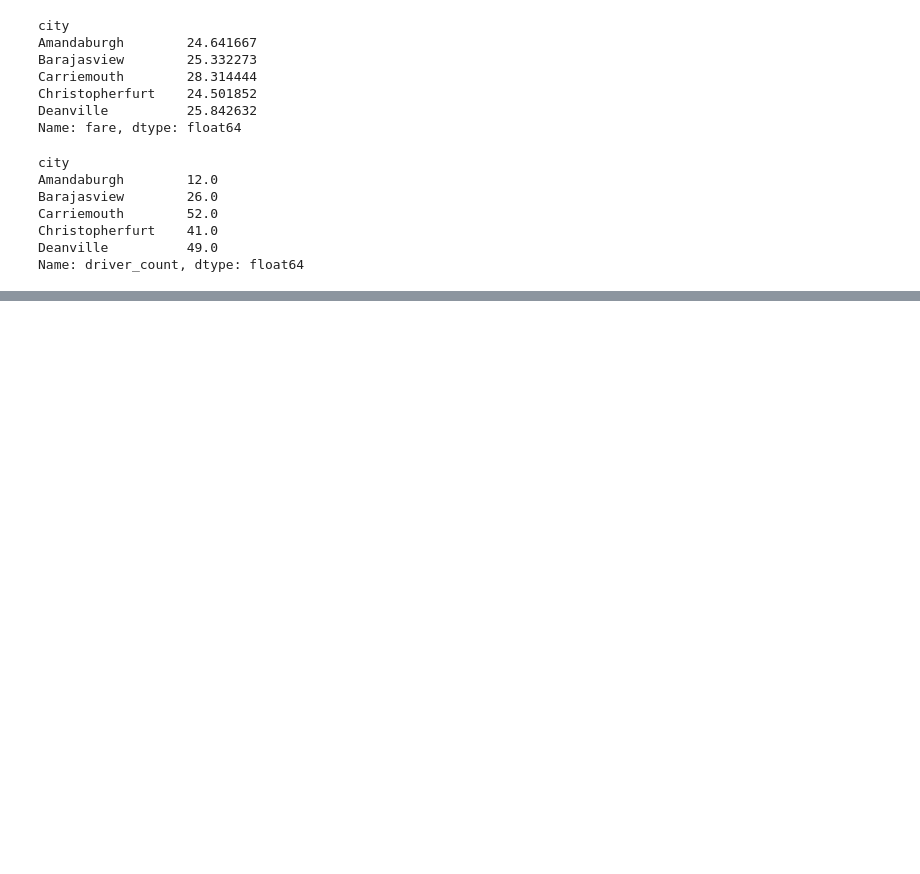
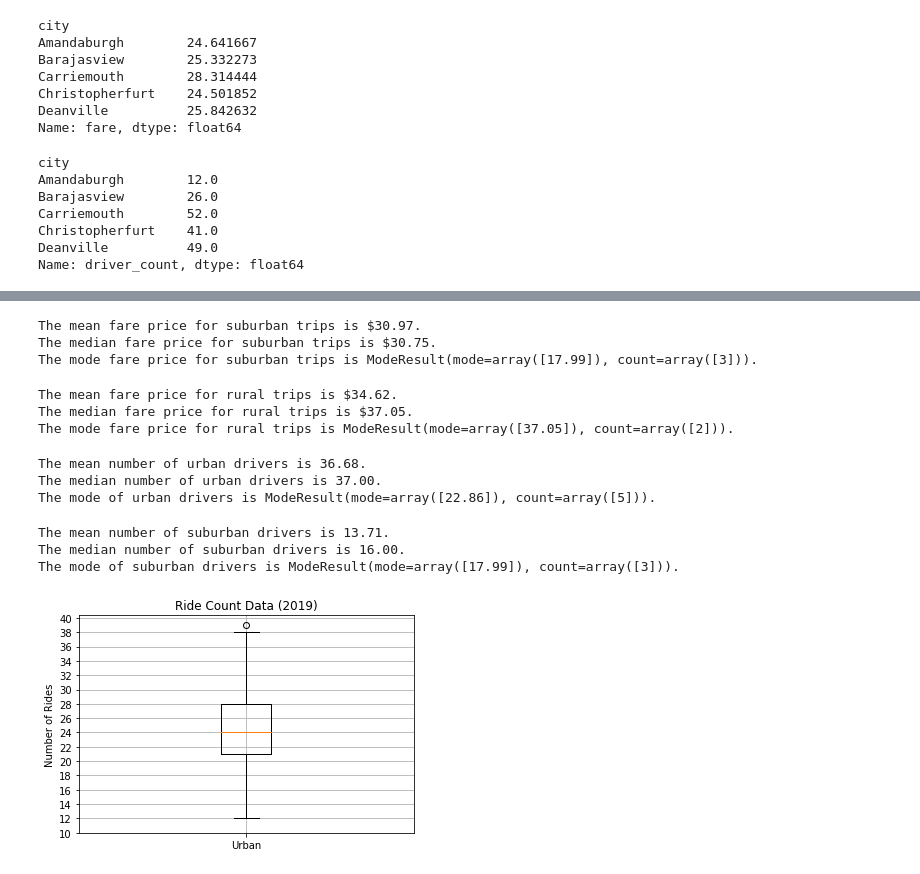
Before and after one commit to jenv5507/PyBer_Analysis, a Jupyter notebook: PyBer.ipynb, the cells around one changed output, grey strips where cells are left out. Cells and saved outputs as stored; diff of their text form; code cells hidden in the pictures; blank space fills up the shorter version.

Commit message:
Added box and whisker plots

```diff
--- a/PyBer.ipynb
+++ b/PyBer.ipynb
@@ -269,0 +428,28 @@ plt.show()
+# %%
+# Calculate the measures of central tendency for the average fare for the suburban cities.
+mean_suburban_fares = np.mean(suburban_fares)
+print(f"The mean fare price for suburban trips is ${mean_suburban_fares:.2f}.")
+
+median_suburban_fares = np.median(suburban_fares)
+print(f"The median fare price for suburban trips is ${median_suburban_fares:.2f}.")
+
+mode_suburban_fares = sts.mode(suburban_fares)
+print(f"The mode fare price for suburban trips is {mode_suburban_fares}.")
+# %% [output]
+The mean fare price for suburban trips is $30.97.
+The median fare price for suburban trips is $30.75.
+The mode fare price for suburban trips is ModeResult(mode=array([17.99]), count=array([3])).
+# %%
+# Calculate the measures of central tendency for the average fare for the rural cities.
+mean_rural_fares = np.mean(rural_fares)
+print(f"The mean fare price for rural trips is ${mean_rural_fares:.2f}.")
+
+median_rural_fares = np.median(rural_fares)
+print(f"The median fare price for rural trips is ${median_rural_fares:.2f}.")
+
+mode_rural_fares = sts.mode(rural_fares)
+print(f"The mode fare price for rural trips is {mode_rural_fares}.")
+# %% [output]
+The mean fare price for rural trips is $34.62.
+The median fare price for rural trips is $37.05.
+The mode fare price for rural trips is ModeResult(mode=array([37.05]), count=array([2])).
@@ -269,0 +461,41 @@ plt.show()
+# %%
+# Calculate the measures of central tendency for the average drivers for the urban cities.
+mean_urban_drivers = np.mean(urban_drivers)
+print(f"The mean number of urban drivers is {mean_urban_drivers:.2f}.")
+
+median_urban_drivers = np.median(urban_drivers)
+print(f"The median number of urban drivers is {median_urban_drivers:.2f}.")
+
+mode_urban_drivers = sts.mode(urban_drivers)
+print(f"The mode of urban drivers is {mode_urban_fares}.")
+# %% [output]
+The mean number of urban drivers is 36.68.
+The median number of urban drivers is 37.00.
+The mode of urban drivers is ModeResult(mode=array([22.86]), count=array([5])).
+# %%
+# Calculate the measures of central tendency for the average drivers for the suburban cities.
+mean_suburban_drivers = np.mean(suburban_drivers)
+print(f"The mean number of suburban drivers is {mean_suburban_drivers:.2f}.")
+
+median_suburban_drivers = np.median(suburban_drivers)
+print(f"The median number of suburban drivers is {median_suburban_drivers:.2f}.")
+
+mode_suburban_drivers = sts.mode(suburban_drivers)
+print(f"The mode of suburban drivers is {mode_suburban_fares}.")
+# %% [output]
+The mean number of suburban drivers is 13.71.
+The median number of suburban drivers is 16.00.
+The mode of suburban drivers is ModeResult(mode=array([17.99]), count=array([3])).
+# %%
+# Create a box-and-whisker plot for the urban cities ride count.
+x_labels = ["Urban"]
+fig, ax = plt.subplots()
+ax.boxplot(urban_ride_count, labels=x_labels)
+# Add the title, y-axis label and grid.
+ax.set_title('Ride Count Data (2019)')
+ax.set_ylabel('Number of Rides')
+ax.set_yticks(np.arange(10, 41, step=2.0))
+ax.grid()
+plt.show()
+# %% [output]
+[figure, added]
```
Also changed, not shown: parts of 38 cells of this notebook.
